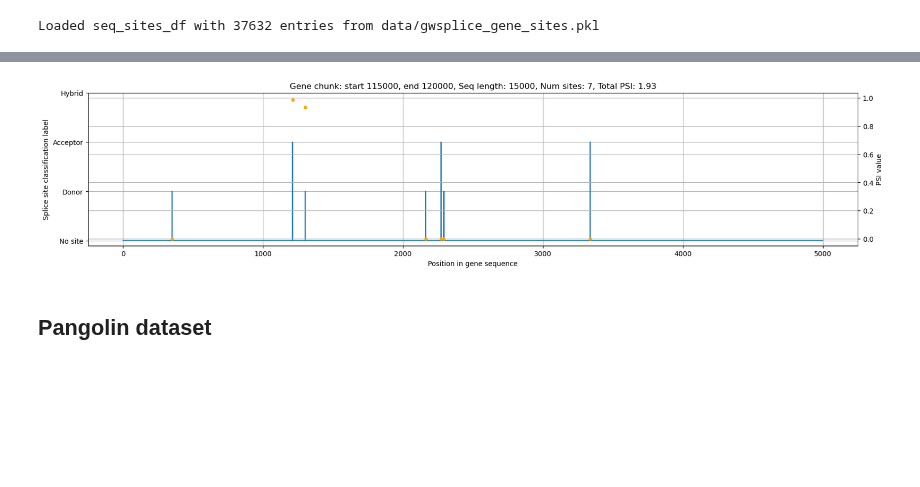
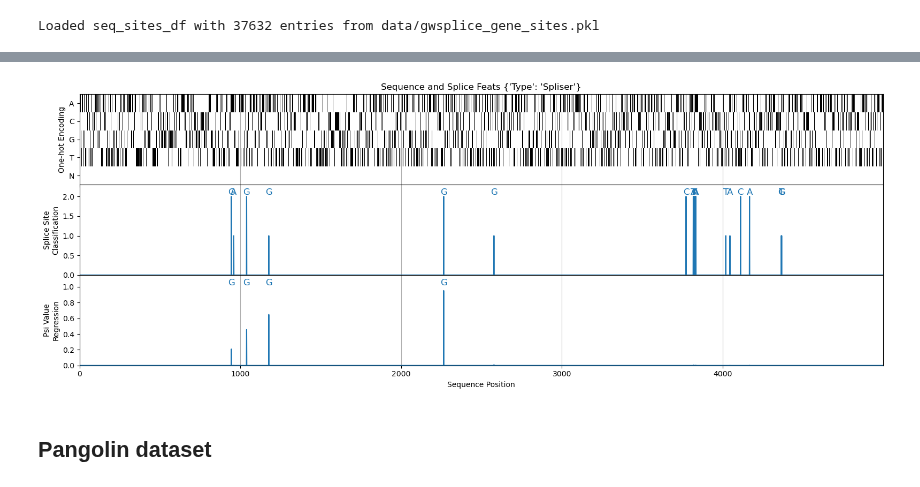
Before and after one commit to qiuresearch/AmbiSplice, a Jupyter notebook: data_prep.ipynb, the cells around one changed output, grey strips where cells are left out. Cells and saved outputs as stored; diff of their text form; code cells hidden in the pictures; blank space fills up the shorter version.

```diff
--- a/data_prep.ipynb
+++ b/data_prep.ipynb
@@ -311,30 +315,43 @@ gene_start: [99882105]
  [0 0 0 ... 0 0 1]]
 strand: b'-'
 # %%
-from matplotlib import pyplot as plt
-
-train_feat = crop_feats[200]
-fig, ax1 = plt.subplots(figsize=(20, 4))
-
-ax1.plot(train_feat['cls'], drawstyle='steps-mid')
-# ax1.set_title(f"Gene: {gene_sites['gene_id']}, Strand: {gene_sites['strand']}, Chrom: {gene_sites['chrom']}, Length: {len(rna_seq)}")
-ax1.set_title(f"Gene crop: start {train_feat['start']}, end {train_feat['end']}, Seq length: {len(train_feat['seq'])},"
-              f" Num sites: {np.sum(train_feat['cls']>0)}, Total PSI: {np.nansum(train_feat['psi']):.2f}")
-ax1.set_xlabel("Position in gene sequence")
-ax1.set_ylabel("Splice site classification label")
-ax1.set_yticks([0, 1, 2, 3])
-ax1.set_yticklabels(['No site', 'Donor', 'Acceptor', 'Hybrid'])
-ax1.grid()
-
-ax2 = ax1.twinx()
-ax2.plot(train_feat['psi'], drawstyle='steps', marker='o', markersize=4, color='orange')
-ax2.set_ylabel("PSI value")
-plt.xlabel("Position in gene sequence")
-plt.ylabel("PSI value")
-plt.grid()
-plt.show()
+from AmbiSplice import datasets
+genecrops_set = datasets.GeneCropsDataset('data/gwsplice_genecrops.h5')
+sampled_indices = np.random.choice(len(genecrops_set), size=10000, replace=False)
+genecrops_samples = [genecrops_set[i] for i in sampled_indices]
-# %% [output]
-[figure, removed]
+# %%
+from AmbiSplice import visuals
+import importlib
+importlib.reload(visuals)
+for sample_feat in genecrops_samples:
+    if sample_feat['cls'].sum() < 7 or sample_feat['psi'].sum() <= 0.1:
+        continue
+    visuals.plot_train_feats(sample_feat, meta_dict={'Type': 'Spliser'})
+    break
+# visuals.plot_train_feats(genecrops_samples[0], meta_dict={'Type': 'Spliser'})
+
+# train_feat = genesites_df.iloc[10]
+# fig, ax1 = plt.subplots(figsize=(20, 4))
+
+# ax1.plot(train_feat['cls'], drawstyle='steps-mid')
+# # ax1.set_title(f"Gene: {gene_sites['gene_id']}, Strand: {gene_sites['strand']}, Chrom: {gene_sites['chrom']}, Length: {len(rna_seq)}")
+# ax1.set_title(f"Gene crop: start {train_feat['start']}, end {train_feat['end']}, Seq length: {len(train_feat['seq'])},"
+#               f" Num sites: {np.sum(train_feat['cls']>0)}, Total PSI: {np.nansum(train_feat['psi']):.2f}")
+# ax1.set_xlabel("Position in gene sequence")
+# ax1.set_ylabel("Splice site classification label")
+# ax1.set_yticks([0, 1, 2, 3])
+# ax1.set_yticklabels(['No site', 'Donor', 'Acceptor', 'Hybrid'])
+# ax1.grid()
+
+# ax2 = ax1.twinx()
+# ax2.plot(train_feat['psi'], drawstyle='steps', marker='o', markersize=4, color='orange')
+# ax2.set_ylabel("PSI value")
+# plt.xlabel("Position in gene sequence")
+# plt.ylabel("PSI value")
+# plt.grid()
+# plt.show()
+# %% [output]
+[figure, added]
 # %% [markdown]
 ## Pangolin dataset
 # %%
```
Also changed, not shown: parts of 8 cells of this notebook, 6 other files.
